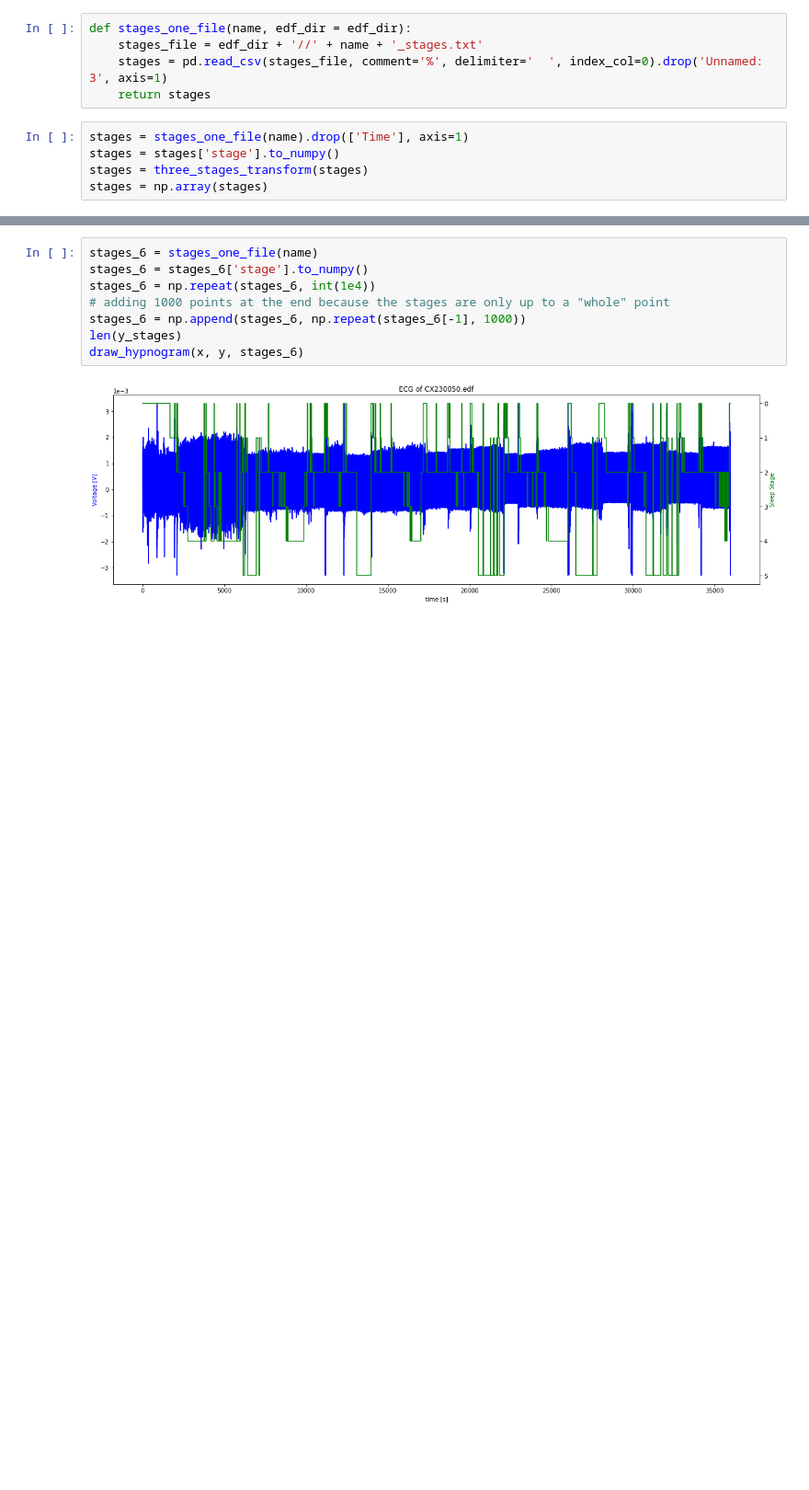
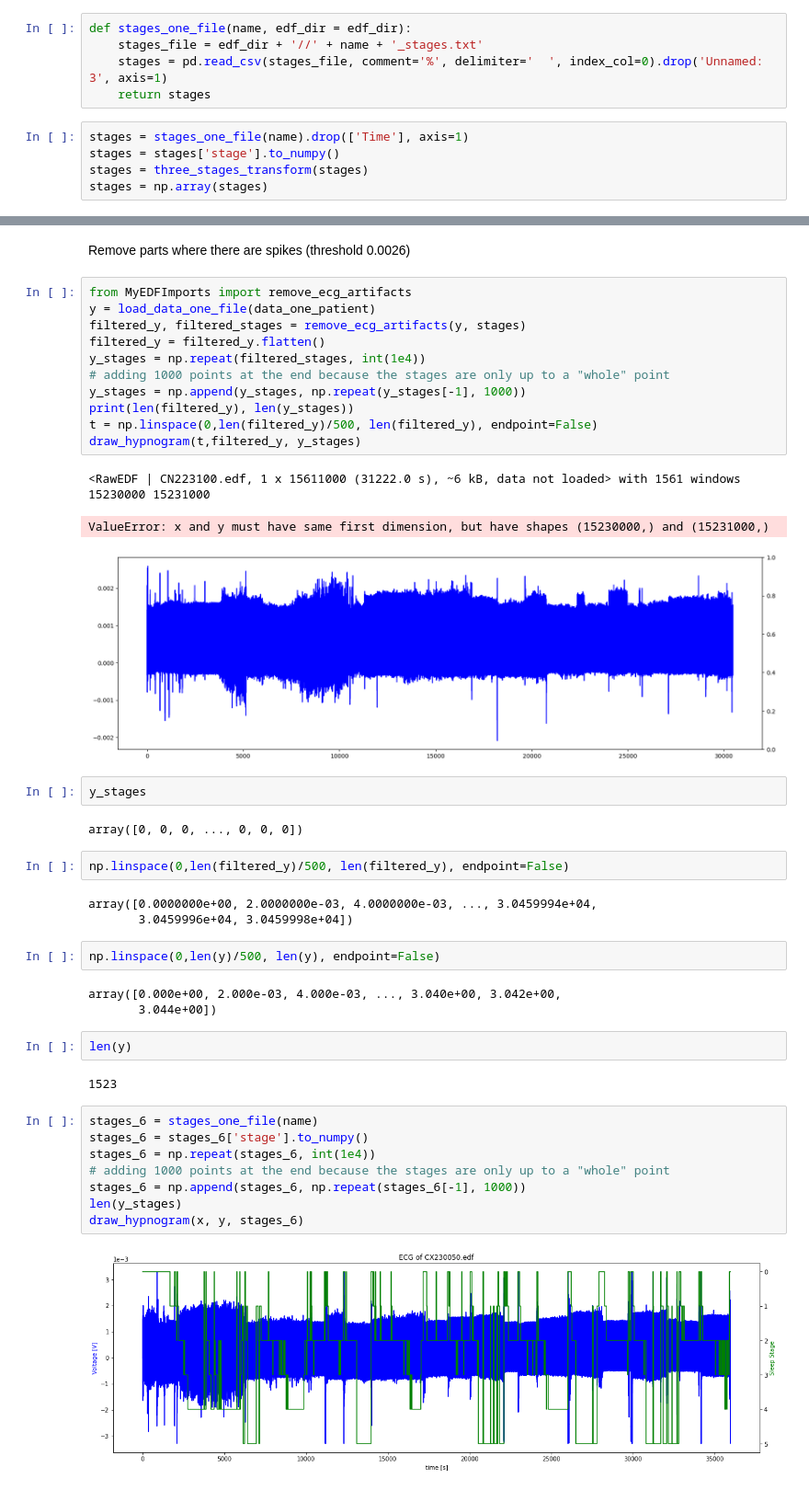
Before and after one commit to IndoIence/mgr_sleep_states, a Jupyter notebook: One_patient_investigation.ipynb, the cells around one changed output, grey strips where cells are left out. Shown at 92% size. Saved outputs shown, nothing was run; the diff lists cells and outputs as text; blank space fills up the shorter version.

```diff
--- a/One_patient_investigation.ipynb
+++ b/One_patient_investigation.ipynb
@@ -81,3 +149,39 @@ draw_hypnogram(x, y, y_stages)
+# %% [markdown]
+Remove parts where there are spikes (threshold 0.0026)
+# %%
+from MyEDFImports import remove_ecg_artifacts
+y = load_data_one_file(data_one_patient)
+filtered_y, filtered_stages = remove_ecg_artifacts(y, stages)
+filtered_y = filtered_y.flatten()
+y_stages = np.repeat(filtered_stages, int(1e4))
+# adding 1000 points at the end because the stages are only up to a "whole" point
+y_stages = np.append(y_stages, np.repeat(y_stages[-1], 1000))
+print(len(filtered_y), len(y_stages))
+t = np.linspace(0,len(filtered_y)/500, len(filtered_y), endpoint=False)
+draw_hypnogram(t,filtered_y, y_stages)
+# %% [output]
+<RawEDF | CN223100.edf, 1 x 15611000 (31222.0 s), ~6 kB, data not loaded> with 1561 windows
+15230000 15231000
+ValueError: x and y must have same first dimension, but have shapes (15230000,) and (15231000,)
+[figure, added]
+# %%
+y_stages
+# %% [output]
+array([0, 0, 0, ..., 0, 0, 0])
+# %%
+np.linspace(0,len(filtered_y)/500, len(filtered_y), endpoint=False)
+# %% [output]
+array([0.0000000e+00, 2.0000000e-03, 4.0000000e-03, ..., 3.0459994e+04,
+       3.0459996e+04, 3.0459998e+04])
+# %%
+np.linspace(0,len(y)/500, len(y), endpoint=False)
+# %% [output]
+array([0.000e+00, 2.000e-03, 4.000e-03, ..., 3.040e+00, 3.042e+00,
+       3.044e+00])
+# %%
+len(y)
+# %% [output]
+1523
 # %%
 stages_6 = stages_one_file(name)
 stages_6 = stages_6['stage'].to_numpy()
```
Also changed, not shown: parts of 10 cells of this notebook, 4 other files.
